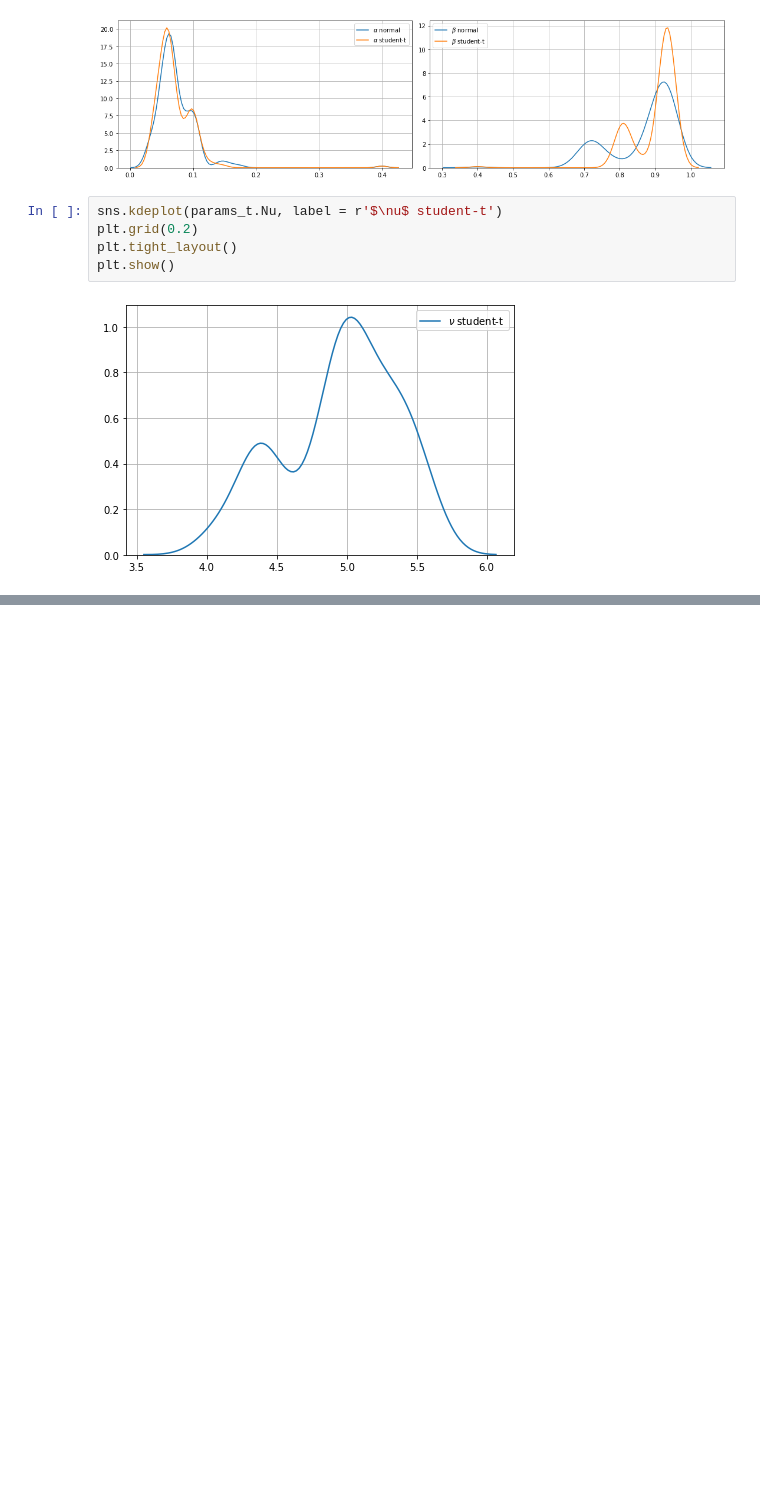
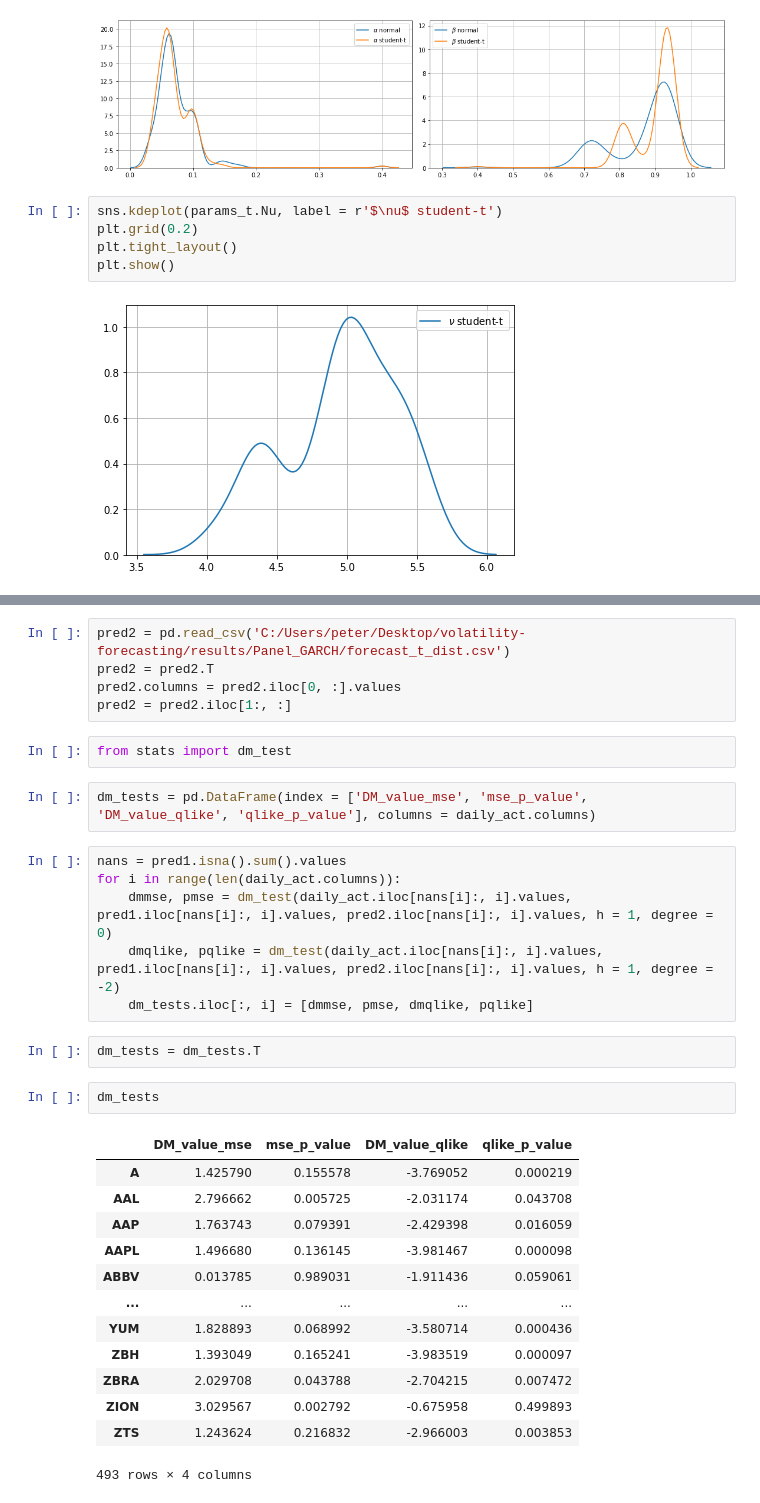
Before and after one commit to NemesiP/volatility-forecasting, a Jupyter notebook: Examples/Estimated Parameters.ipynb, the cells around one changed output, grey strips where cells are left out. Drawn from its saved outputs; the diff is of its cells as text; blank space fills up the shorter version.

```diff
--- a/Examples/Estimated Parameters.ipynb
+++ b/Examples/Estimated Parameters.ipynb
@@ -64,0 +79,33 @@ plt.show()
+# %%
+pred2 = pd.read_csv('C:/Users/peter/Desktop/volatility-forecasting/results/Panel_GARCH/forecast_t_dist.csv')
+pred2 = pred2.T
+pred2.columns = pred2.iloc[0, :].values
+pred2 = pred2.iloc[1:, :]
+# %%
+from stats import dm_test
+# %%
+dm_tests = pd.DataFrame(index = ['DM_value_mse', 'mse_p_value', 'DM_value_qlike', 'qlike_p_value'], columns = daily_act.columns)
+# %%
+nans = pred1.isna().sum().values
+for i in range(len(daily_act.columns)):
+    dmmse, pmse = dm_test(daily_act.iloc[nans[i]:, i].values, pred1.iloc[nans[i]:, i].values, pred2.iloc[nans[i]:, i].values, h = 1, degree = 0)
+    dmqlike, pqlike = dm_test(daily_act.iloc[nans[i]:, i].values, pred1.iloc[nans[i]:, i].values, pred2.iloc[nans[i]:, i].values, h = 1, degree = -2)
+    dm_tests.iloc[:, i] = [dmmse, pmse, dmqlike, pqlike]
+# %%
+dm_tests = dm_tests.T
+# %%
+dm_tests
+# %% [output]
+|  | DM_value_mse | mse_p_value | DM_value_qlike | qlike_p_value |
+| A | 1.425790 | 0.155578 | -3.769052 | 0.000219 |
+| AAL | 2.796662 | 0.005725 | -2.031174 | 0.043708 |
+| AAP | 1.763743 | 0.079391 | -2.429398 | 0.016059 |
+| AAPL | 1.496680 | 0.136145 | -3.981467 | 0.000098 |
+| ABBV | 0.013785 | 0.989031 | -1.911436 | 0.059061 |
+| ... | ... | ... | ... | ... |
+| YUM | 1.828893 | 0.068992 | -3.580714 | 0.000436 |
+| ZBH | 1.393049 | 0.165241 | -3.983519 | 0.000097 |
+| ZBRA | 2.029708 | 0.043788 | -2.704215 | 0.007472 |
+| ZION | 3.029567 | 0.002792 | -0.675958 | 0.499893 |
+| ZTS | 1.243624 | 0.216832 | -2.966003 | 0.003853 |
+493 rows × 4 columns
```
Also changed, not shown: parts of 4 cells of this notebook, 1 other file.
